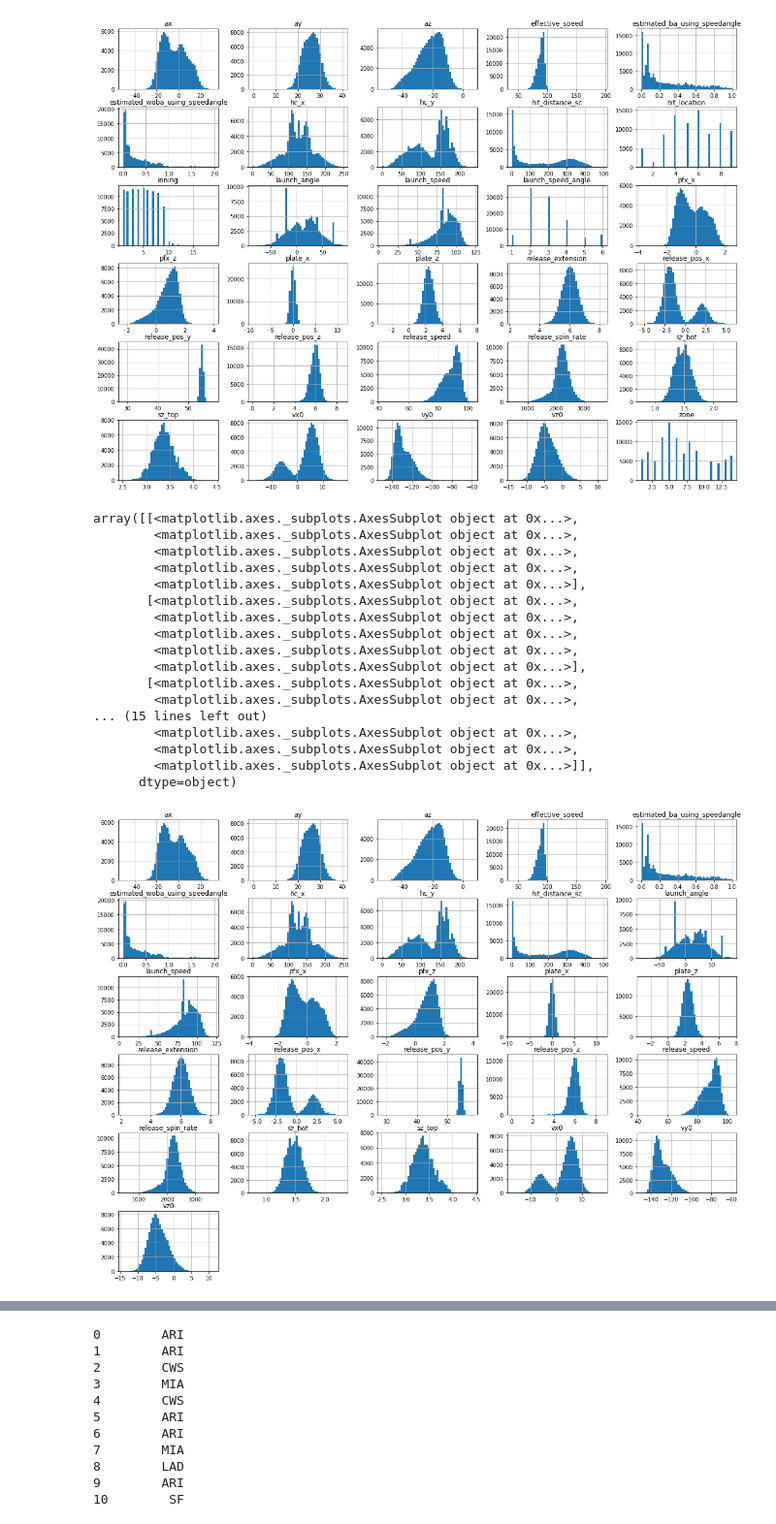
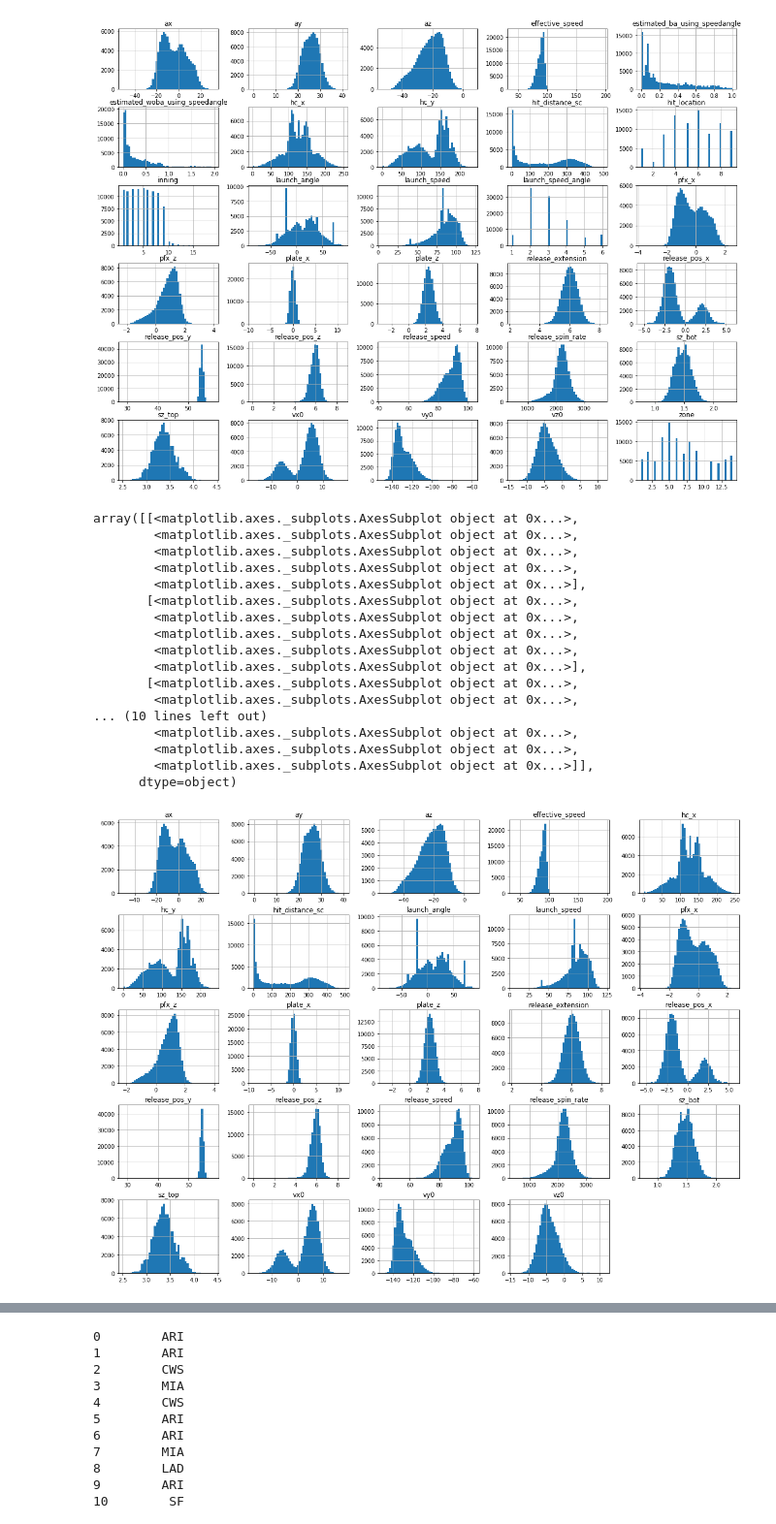
Before and after one commit to AndrewYinLi/machine-learning-baseball, a Jupyter notebook: random_forest.ipynb, the cells around one changed output, grey strips where cells are left out. Shown at 97% size. Saved outputs shown, nothing was run; the diff lists cells and outputs as text; code cells hidden in the pictures.

```diff
--- a/random_forest.ipynb
+++ b/random_forest.ipynb
@@ -450,29 +450,33 @@ array([[<matplotlib.axes._subplots.AxesSubplot object at 0x...>,
 # %%
 # Further discretization
 data['hit_location'] = data['hit_location'].astype(str)
 data['inning'] = data['inning'].astype(str)
 del data['launch_speed_angle']  # This data appears broken, plus we have it elsewhere
 del data['zone']                # We're not sure what this is lmao
+del data['description']         # TMI
+del data['estimated_ba_using_speedangle']   # These stats are generally useless
+del data['estimated_woba_using_speedangle']
+del data['hit_location']        # This is sort of subjective
 data.hist(bins=50, figsize=(20, 15))
 # %% [output]
 array([[<matplotlib.axes._subplots.AxesSubplot object at 0x...>,
         <matplotlib.axes._subplots.AxesSubplot object at 0x...>,
         <matplotlib.axes._subplots.AxesSubplot object at 0x...>,
         <matplotlib.axes._subplots.AxesSubplot object at 0x...>,
         <matplotlib.axes._subplots.AxesSubplot object at 0x...>],
        [<matplotlib.axes._subplots.AxesSubplot object at 0x...>,
         <matplotlib.axes._subplots.AxesSubplot object at 0x...>,
         <matplotlib.axes._subplots.AxesSubplot object at 0x...>,
         <matplotlib.axes._subplots.AxesSubplot object at 0x...>,
         <matplotlib.axes._subplots.AxesSubplot object at 0x...>],
        [<matplotlib.axes._subplots.AxesSubplot object at 0x...>,
         <matplotlib.axes._subplots.AxesSubplot object at 0x...>,
-... (15 lines left out)
+... (10 lines left out)
         <matplotlib.axes._subplots.AxesSubplot object at 0x...>,
         <matplotlib.axes._subplots.AxesSubplot object at 0x...>,
         <matplotlib.axes._subplots.AxesSubplot object at 0x...>]],
       dtype=object)
-[figure, old version]
+[figure, new version]
 # %%
 # We will normalize the data later, but for now, we need to impute missing values
 incomplete_rows = data[data.isnull().any(axis=1)].head()
```
Also changed, not shown: parts of 17 cells of this notebook.
